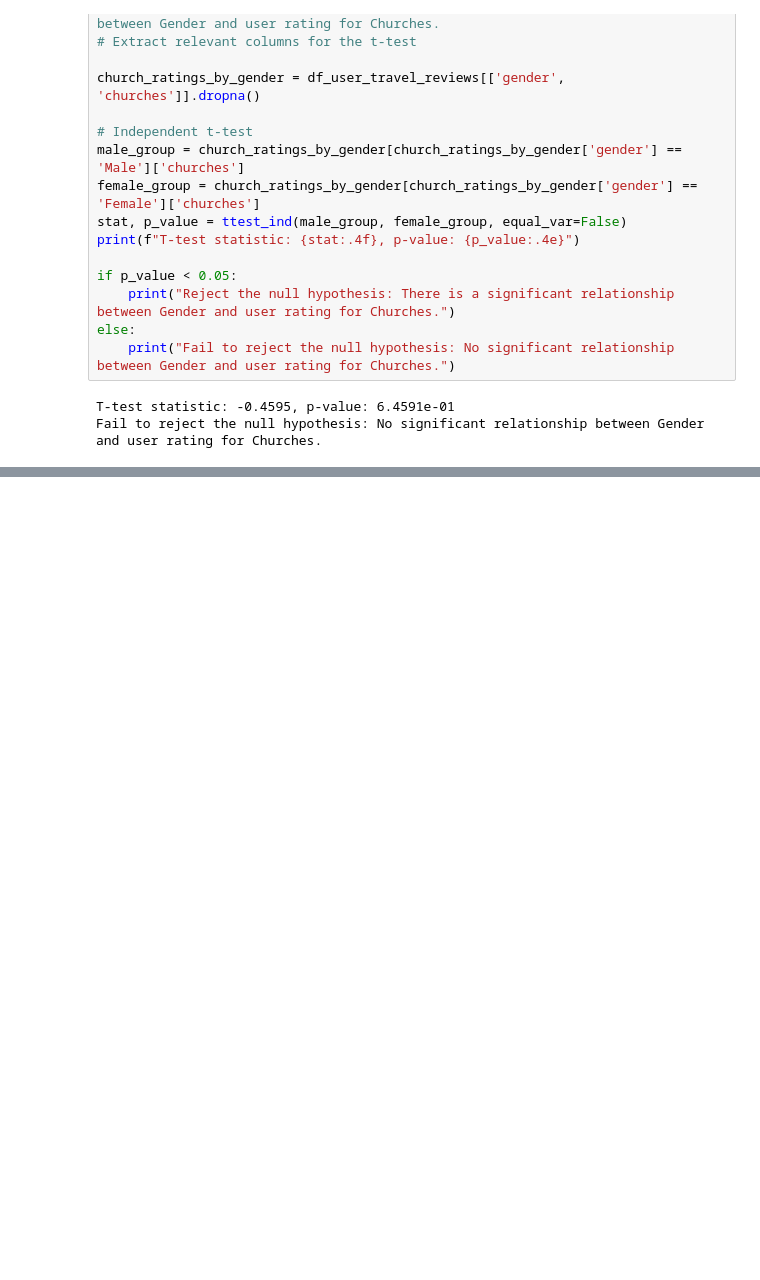
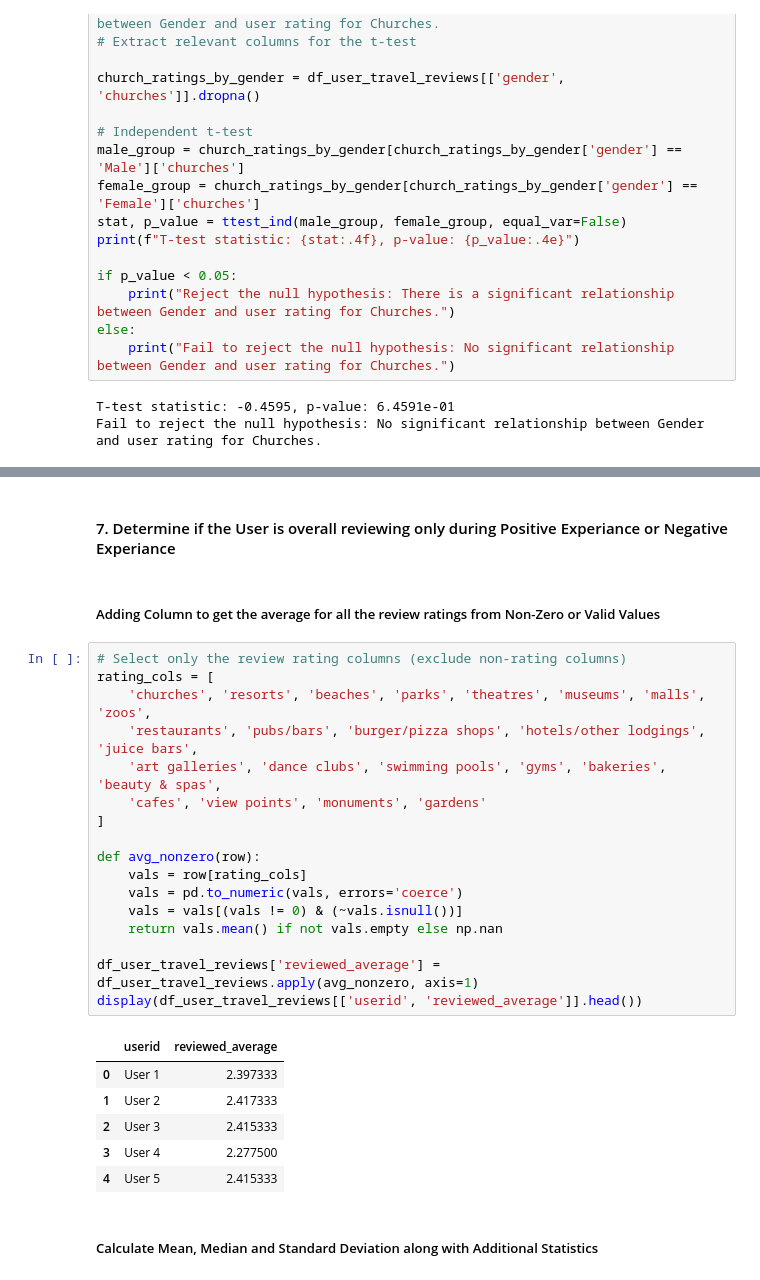
Before and after one commit to BPALAN-USD/AAI_500_GROUP_12, a Jupyter notebook: TravelReviews.ipynb, the cells around one changed output, grey strips where cells are left out. Cells and saved outputs as stored; diff of their text form; blank space fills up the shorter version.

Commit message:
User Review Behavior Statistics & Inference - Completed

```diff
--- a/TravelReviews.ipynb
+++ b/TravelReviews.ipynb
@@ -379,0 +390,30 @@ Fail to reject the null hypothesis: No significant relationship between Gender a
+# %% [markdown]
+#### 7. Determine if the User is overall reviewing only during Positive Experiance or Negative Experiance
+# %% [markdown]
+##### Adding Column to get the average for all the review ratings from Non-Zero or Valid Values
+# %%
+# Select only the review rating columns (exclude non-rating columns)
+rating_cols = [
+    'churches', 'resorts', 'beaches', 'parks', 'theatres', 'museums', 'malls', 'zoos',
+    'restaurants', 'pubs/bars', 'burger/pizza shops', 'hotels/other lodgings', 'juice bars',
+    'art galleries', 'dance clubs', 'swimming pools', 'gyms', 'bakeries', 'beauty & spas',
+    'cafes', 'view points', 'monuments', 'gardens'
+]
+
+def avg_nonzero(row):
+    vals = row[rating_cols]
+    vals = pd.to_numeric(vals, errors='coerce')
+    vals = vals[(vals != 0) & (~vals.isnull())]
+    return vals.mean() if not vals.empty else np.nan
+
+df_user_travel_reviews['reviewed_average'] = df_user_travel_reviews.apply(avg_nonzero, axis=1)
+display(df_user_travel_reviews[['userid', 'reviewed_average']].head())
+# %% [output]
+|  | userid | reviewed_average |
+| 0 | User 1 | 2.397333 |
+| 1 | User 2 | 2.417333 |
+| 2 | User 3 | 2.415333 |
+| 3 | User 4 | 2.277500 |
+| 4 | User 5 | 2.415333 |
+# %% [markdown]
+##### Calculate Mean, Median and Standard Deviation along with Additional Statistics
```
Also changed, not shown: parts of 4 cells of this notebook.
